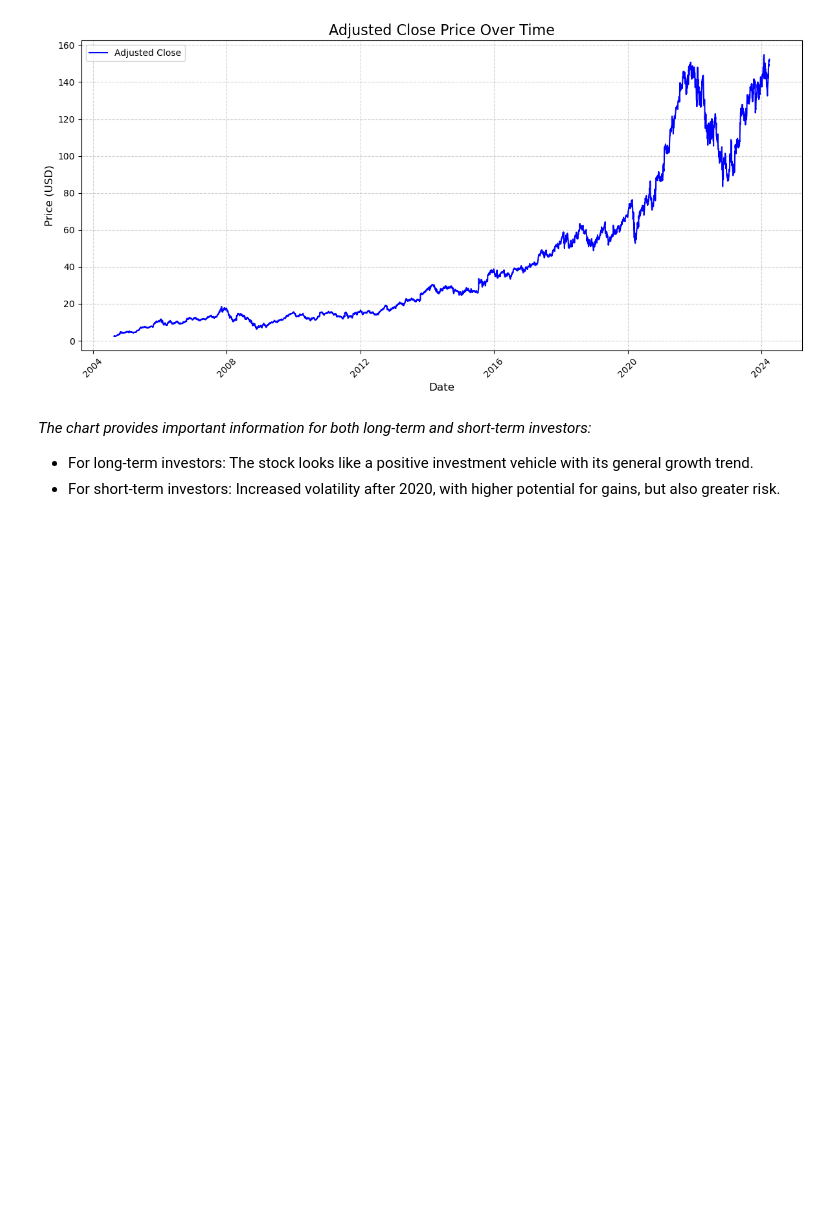
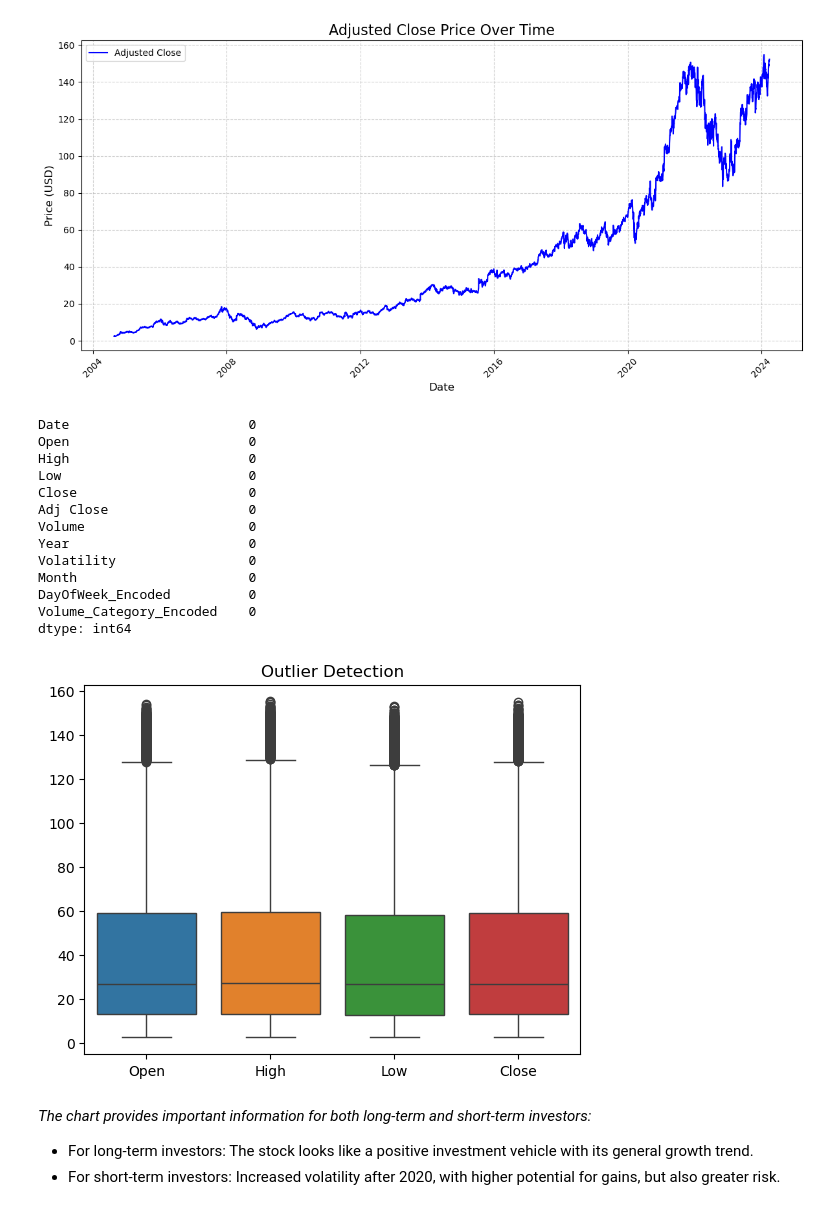
Before and after one commit to ElifSurucu/Google-Stock-Market-Data, a Jupyter notebook: Machine_Learning.ipynb, the cells around one changed output. Saved outputs shown, nothing was run; the diff lists cells and outputs as text; code cells hidden in the pictures; blank space fills up the shorter version.

```diff
--- a/Machine_Learning.ipynb
+++ b/Machine_Learning.ipynb
@@ -217,6 +217,29 @@ plt.tight_layout()
 plt.show()
 # %% [output]
 [figure]
+# %%
+# Eksik değer kontrolü
+print(data.isnull().sum())
+
+# Anomali tespiti
+sns.boxplot(data=data[['Open', 'High', 'Low', 'Close']])
+plt.title("Outlier Detection")
+plt.show()
+# %% [output]
+Date                       0
+Open                       0
+High                       0
+Low                        0
+Close                      0
+Adj Close                  0
+Volume                     0
+Year                       0
+Volatility                 0
+Month                      0
+DayOfWeek_Encoded          0
+Volume_Category_Encoded    0
+dtype: int64
+[figure, added]
 # %% [markdown]
 *The chart provides important information for both long-term and short-term investors:*
 
```
Also changed, not shown: parts of 10 cells of this notebook, 1 other file.
